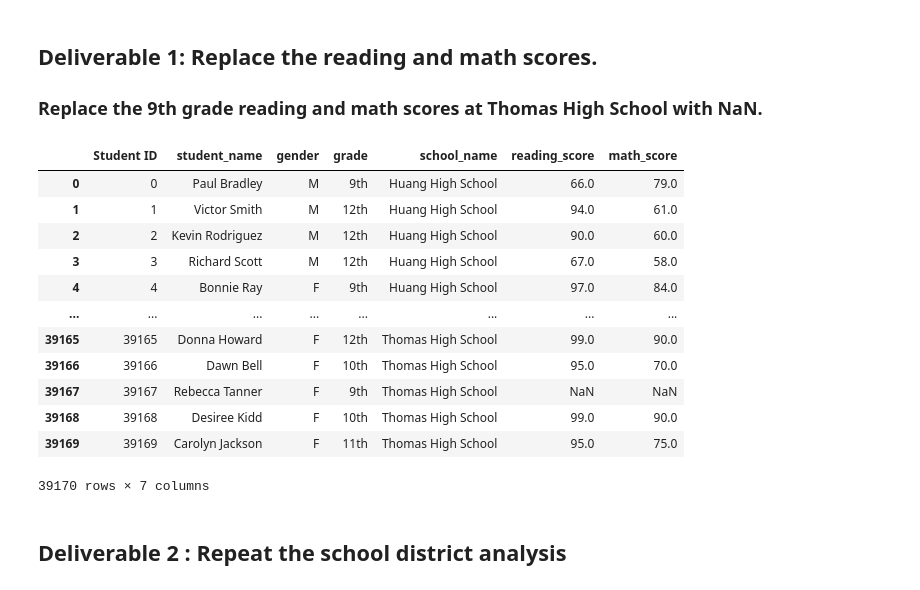
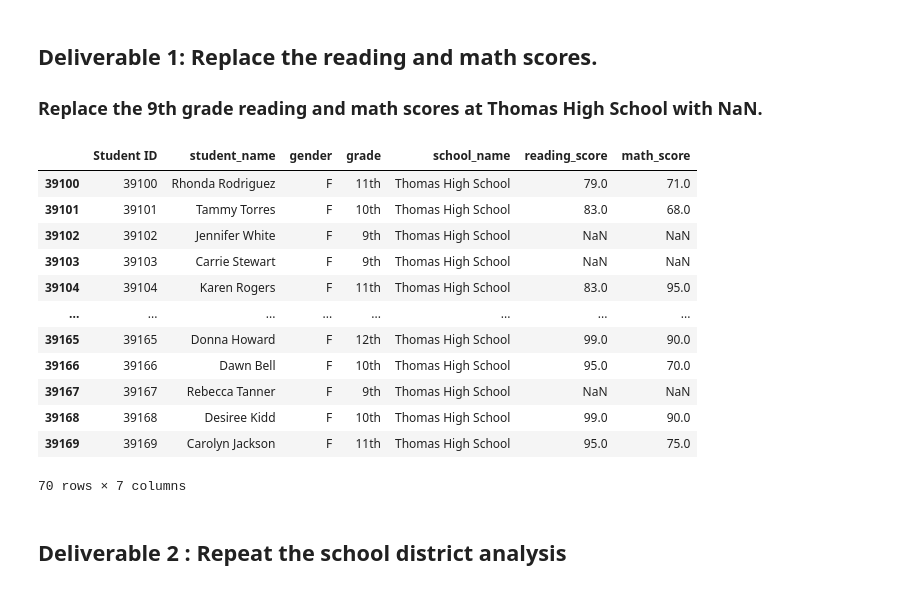
Before and after one commit to ale-river/School_District_Analysis, a Jupyter notebook: PyCitySchools_Challenge.ipynb, the cells around one changed output. Cells and saved outputs as stored; diff of their text form; code cells hidden in the pictures.

```diff
--- a/PyCitySchools_Challenge.ipynb
+++ b/PyCitySchools_Challenge.ipynb
@@ -60,21 +60,21 @@ student_data_df.loc[conditional,["reading_score"]] = np.nan
 student_data_df.loc[conditional,["math_score"]] = np.nan
 # %%
 #  Step 4. Check the student data for NaN's.
-student_data_df
+student_data_df.tail(70)
 # %% [output]
 |  | Student ID | student_name | gender | grade | school_name | reading_score | math_score |
-| 0 | 0 | Paul Bradley | M | 9th | Huang High School | 66.0 | 79.0 |
-| 1 | 1 | Victor Smith | M | 12th | Huang High School | 94.0 | 61.0 |
-| 2 | 2 | Kevin Rodriguez | M | 12th | Huang High School | 90.0 | 60.0 |
-| 3 | 3 | Richard Scott | M | 12th | Huang High School | 67.0 | 58.0 |
-| 4 | 4 | Bonnie Ray | F | 9th | Huang High School | 97.0 | 84.0 |
+| 39100 | 39100 | Rhonda Rodriguez | F | 11th | Thomas High School | 79.0 | 71.0 |
+| 39101 | 39101 | Tammy Torres | F | 10th | Thomas High School | 83.0 | 68.0 |
+| 39102 | 39102 | Jennifer White | F | 9th | Thomas High School | NaN | NaN |
+| 39103 | 39103 | Carrie Stewart | F | 9th | Thomas High School | NaN | NaN |
+| 39104 | 39104 | Karen Rogers | F | 11th | Thomas High School | 83.0 | 95.0 |
 | ... | ... | ... | ... | ... | ... | ... | ... |
 | 39165 | 39165 | Donna Howard | F | 12th | Thomas High School | 99.0 | 90.0 |
 | 39166 | 39166 | Dawn Bell | F | 10th | Thomas High School | 95.0 | 70.0 |
 | 39167 | 39167 | Rebecca Tanner | F | 9th | Thomas High School | NaN | NaN |
 | 39168 | 39168 | Desiree Kidd | F | 10th | Thomas High School | 99.0 | 90.0 |
 | 39169 | 39169 | Carolyn Jackson | F | 11th | Thomas High School | 95.0 | 75.0 |
-39170 rows × 7 columns
+70 rows × 7 columns
 # %% [markdown]
 ## Deliverable 2 : Repeat the school district analysis
 # %% [markdown]
```
Also changed, not shown: parts of 21 cells of this notebook.
